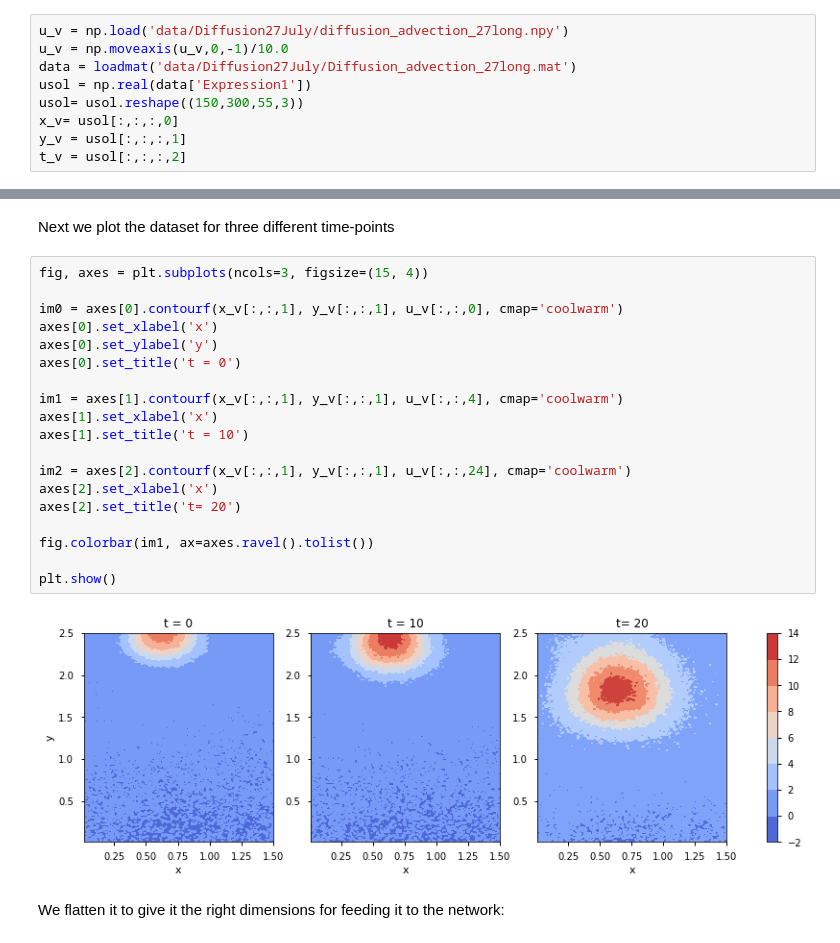
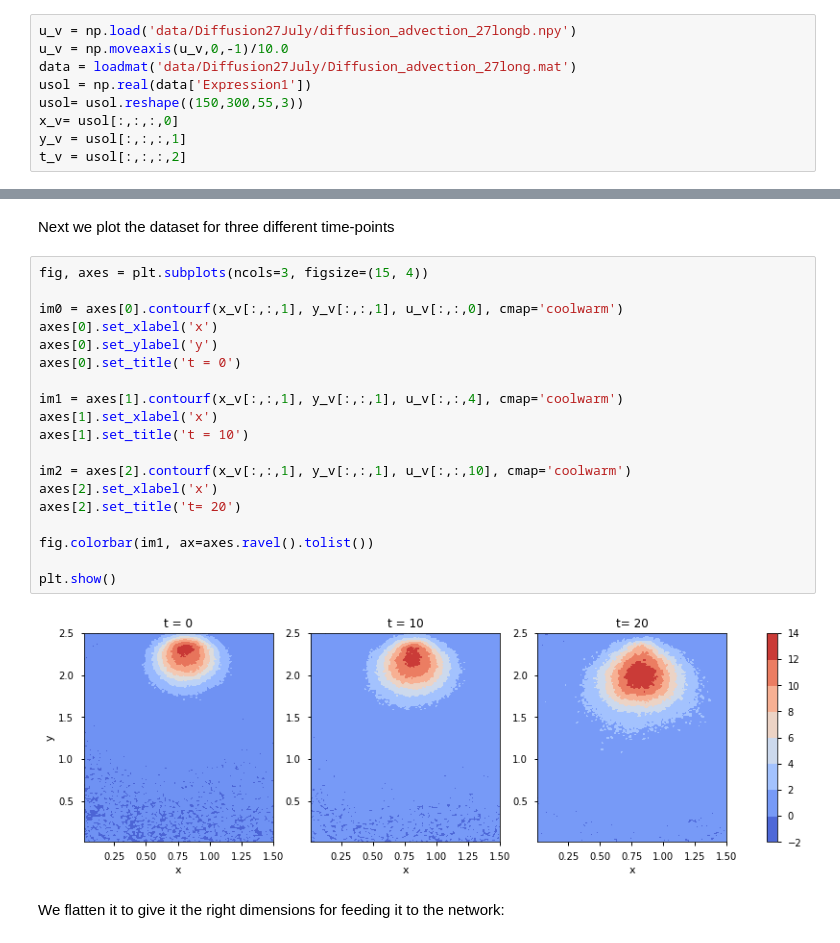
Before and after one commit to PhIMaL/DeePyMoD_tensorflow, a Jupyter notebook: Examples/Advection_Diffusion_Experiment_27July.ipynb, the cells around one changed output, grey strips where cells are left out. Saved outputs shown, nothing was run; the diff lists cells and outputs as text.

```diff
--- a/Examples/Advection_Diffusion_Experiment_27July.ipynb
+++ b/Examples/Advection_Diffusion_Experiment_27July.ipynb
@@ -23,7 +23,7 @@ np.random.seed(40)  # setting seed for randomisation
 # %% [markdown]
 Next, we prepare the dataset.
 # %%
-u_v = np.load('data/Diffusion27July/diffusion_advection_27long.npy')
+u_v = np.load('data/Diffusion27July/diffusion_advection_27longb.npy')
 u_v = np.moveaxis(u_v,0,-1)/10.0
 data = loadmat('data/Diffusion27July/Diffusion_advection_27long.mat')
 usol = np.real(data['Expression1'])
@@ -45,24 +45,24 @@ Next we plot the dataset for three different time-points
 # %%
 fig, axes = plt.subplots(ncols=3, figsize=(15, 4))
 
 im0 = axes[0].contourf(x_v[:,:,1], y_v[:,:,1], u_v[:,:,0], cmap='coolwarm')
 axes[0].set_xlabel('x')
 axes[0].set_ylabel('y')
 axes[0].set_title('t = 0')
 
 im1 = axes[1].contourf(x_v[:,:,1], y_v[:,:,1], u_v[:,:,4], cmap='coolwarm')
 axes[1].set_xlabel('x')
 axes[1].set_title('t = 10')
 
-im2 = axes[2].contourf(x_v[:,:,1], y_v[:,:,1], u_v[:,:,24], cmap='coolwarm')
+im2 = axes[2].contourf(x_v[:,:,1], y_v[:,:,1], u_v[:,:,10], cmap='coolwarm')
 axes[2].set_xlabel('x')
 axes[2].set_title('t= 20')
 
 fig.colorbar(im1, ax=axes.ravel().tolist())
 
 plt.show()
 # %% [output]
-[figure, old version]
+[figure, new version]
 # %% [markdown]
 We flatten it to give it the right dimensions for feeding it to the network:
 # %%
```
Also changed, not shown: parts of 5 cells of this notebook, 23 other files.
